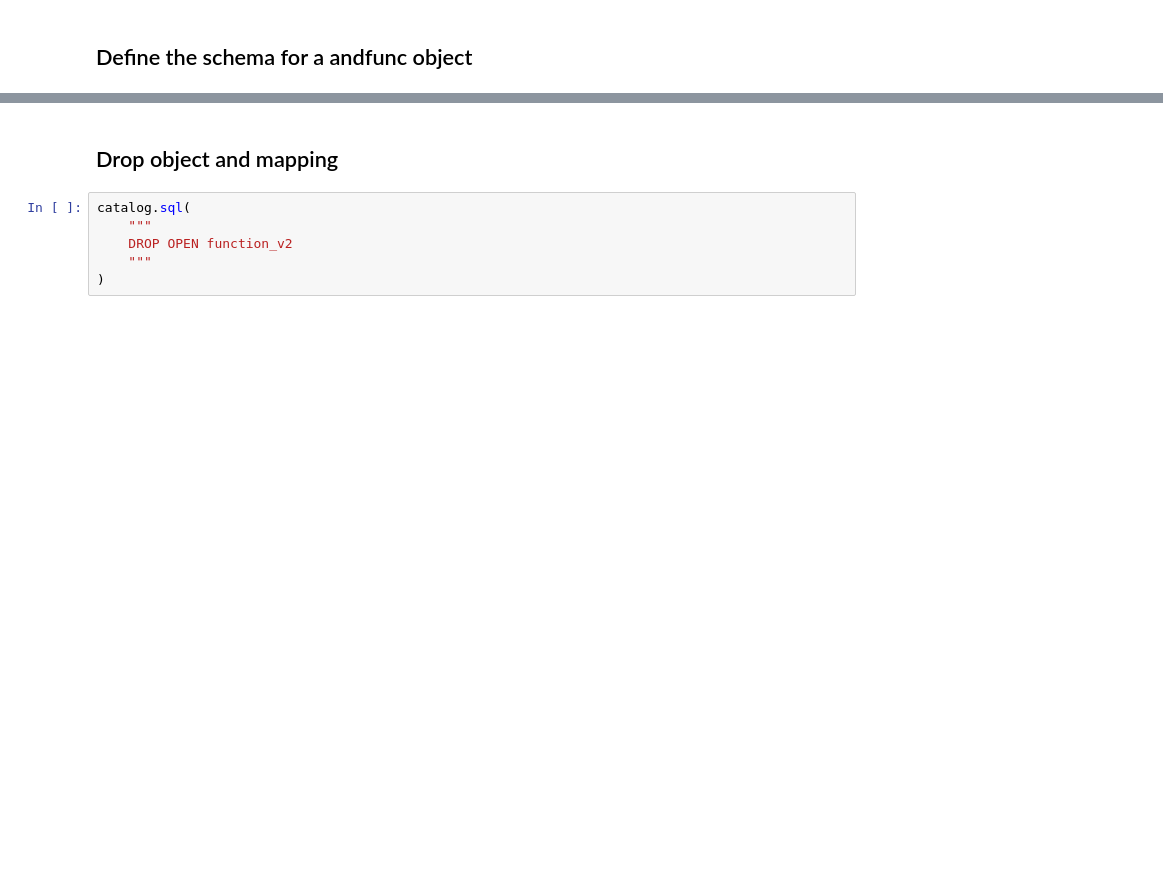
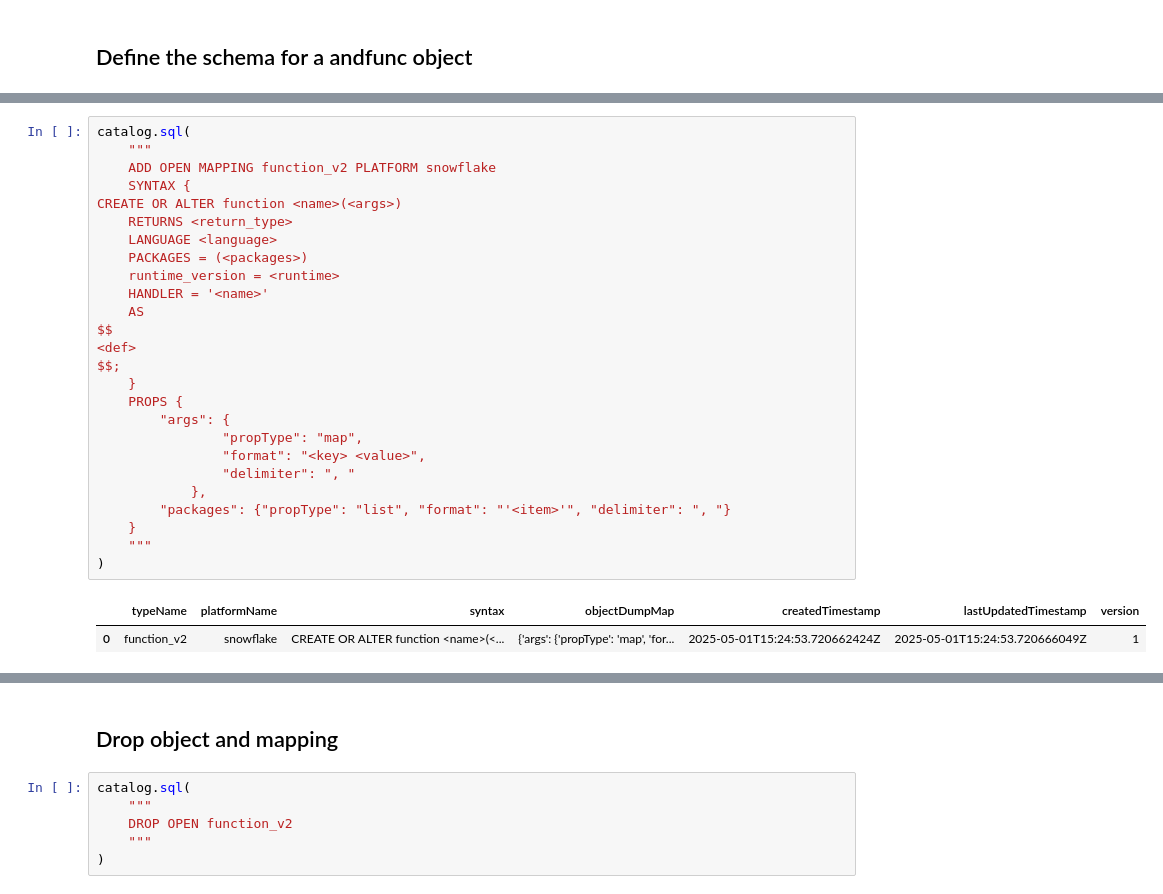
Before and after one commit to msc-open-metadata/polaris-boot, a Jupyter notebook: polaris-spark-local-postgres/notebooks/snowflake-opendic.ipynb, the cells around one changed output, grey strips where cells are left out. Cells and saved outputs as stored; diff of their text form; blank space fills up the shorter version.

```diff
--- a/polaris-spark-local-postgres/notebooks/snowflake-opendic.ipynb
+++ b/polaris-spark-local-postgres/notebooks/snowflake-opendic.ipynb
@@ -109,3 +140,32 @@ catalog.sql(
+# %%
+catalog.sql(
+    """
+    ADD OPEN MAPPING function_v2 PLATFORM snowflake
+    SYNTAX {
+CREATE OR ALTER function <name>(<args>)
+    RETURNS <return_type>
+    LANGUAGE <language>
+    PACKAGES = (<packages>)
+    runtime_version = <runtime>
+    HANDLER = '<name>'
+    AS
+$$
+<def>
+$$;
+    }
+    PROPS {
+        "args": {
+                "propType": "map",
+                "format": "<key> <value>",
+                "delimiter": ", "
+            },
+        "packages": {"propType": "list", "format": "'<item>'", "delimiter": ", "}
+    }
+    """
+)
+# %% [output]
+|  | typeName | platformName | syntax | objectDumpMap | createdTimestamp | lastUpdatedTimestamp | version |
+| 0 | function_v2 | snowflake | CREATE OR ALTER function <name>(<... | {'args': {'propType': 'map', 'for... | 2025-05-01T15:24:53.720662424Z | 2025-05-01T15:24:53.720666049Z | 1 |
 # %%
 # Show all mappings from <object>. Example: [snowflake,spark]
 catalog.sql(
```
Also changed, not shown: parts of 13 cells of this notebook, 1 other file.
